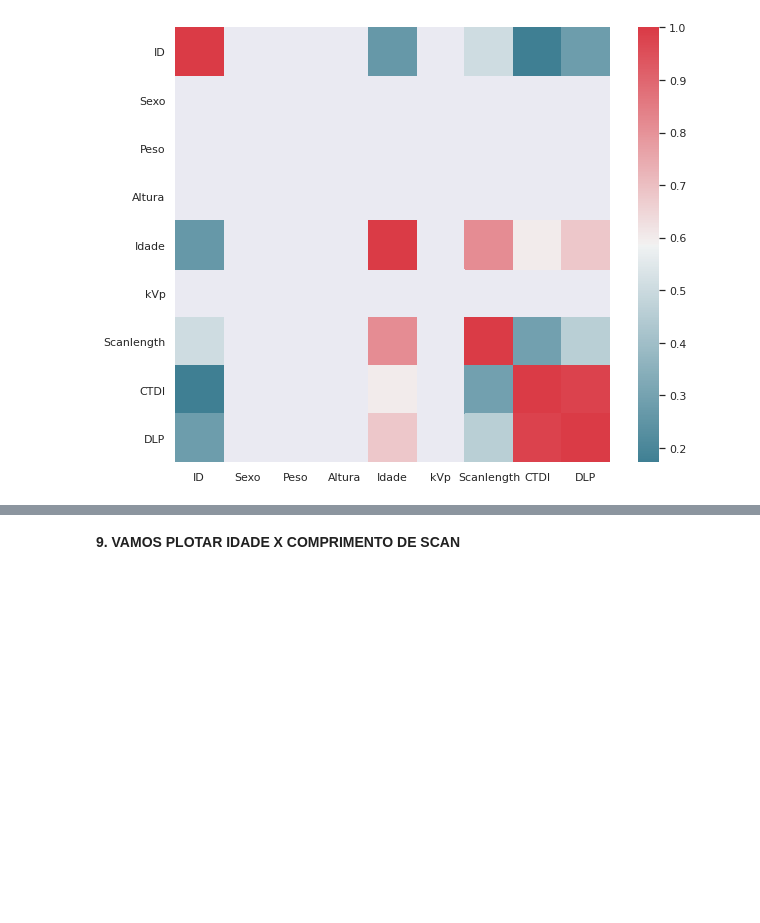
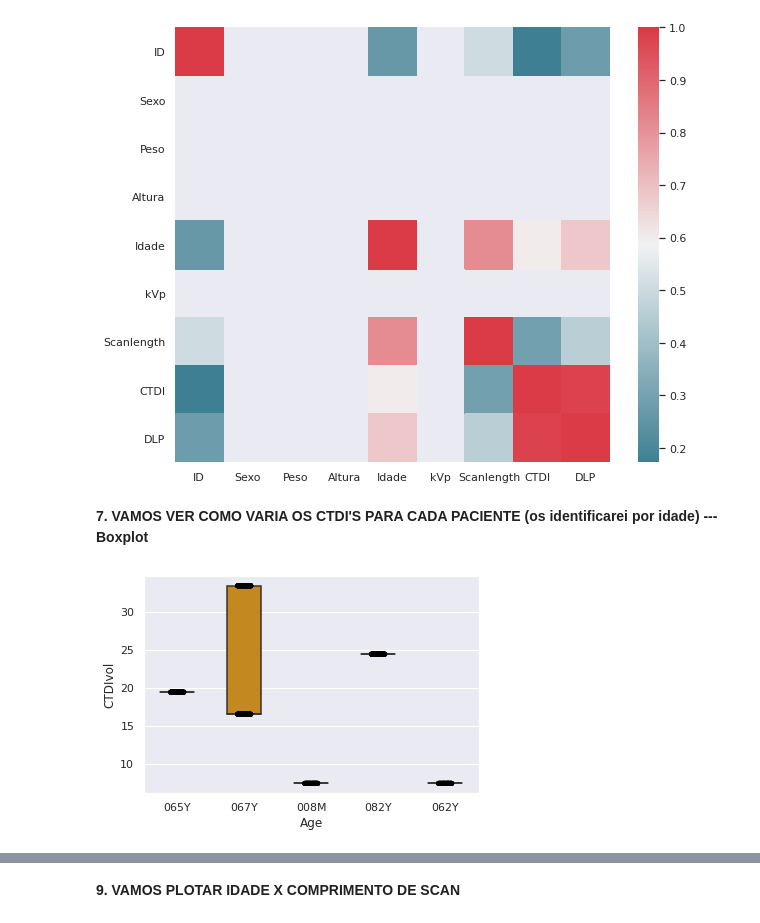
Before and after one commit to CarlosLeandro09/Radiology, a Jupyter notebook: CT_Analisys_DRL.ipynb, the cells around one changed output, grey strips where cells are left out. Saved outputs shown, nothing was run; the diff lists cells and outputs as text; code cells hidden in the pictures; blank space fills up the shorter version.

```diff
--- a/CT_Analisys_DRL.ipynb
+++ b/CT_Analisys_DRL.ipynb
@@ -121,3 +121,10 @@ sns.heatmap(corr, cmap=sns.diverging_palette(220, 10, as_cmap=True),
 plt.show()
 # %% [output]
 [figure]
+# %% [markdown]
+**7. VAMOS VER COMO VARIA OS CTDI'S PARA CADA PACIENTE (os identificarei por idade) --- Boxplot**
+# %%
+bplot=sns.boxplot(y='CTDIvol', x='Age', data=dt, width=0.5,palette="colorblind")
+splot=sns.stripplot(y='CTDIvol', x='Age', data=dt, jitter=True, marker='o', alpha=0.5, color='black')
+# %% [output]
+[figure, added]
```
Also changed, not shown: parts of 9 cells of this notebook.
